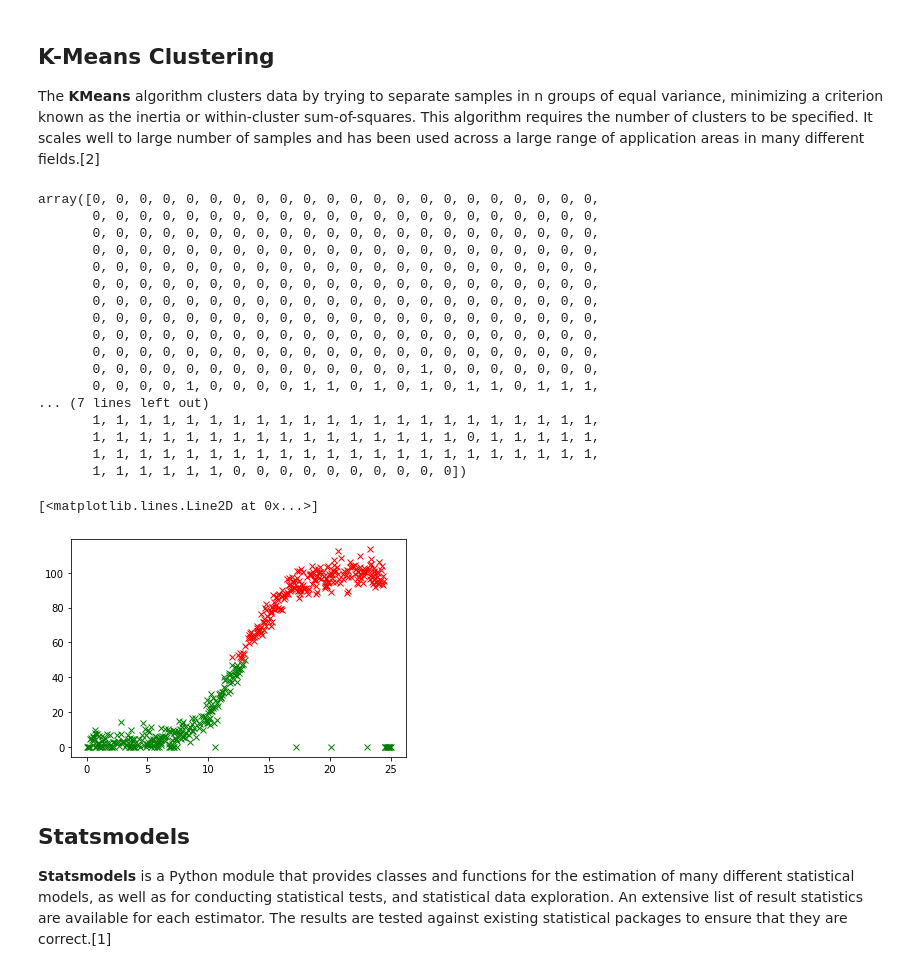
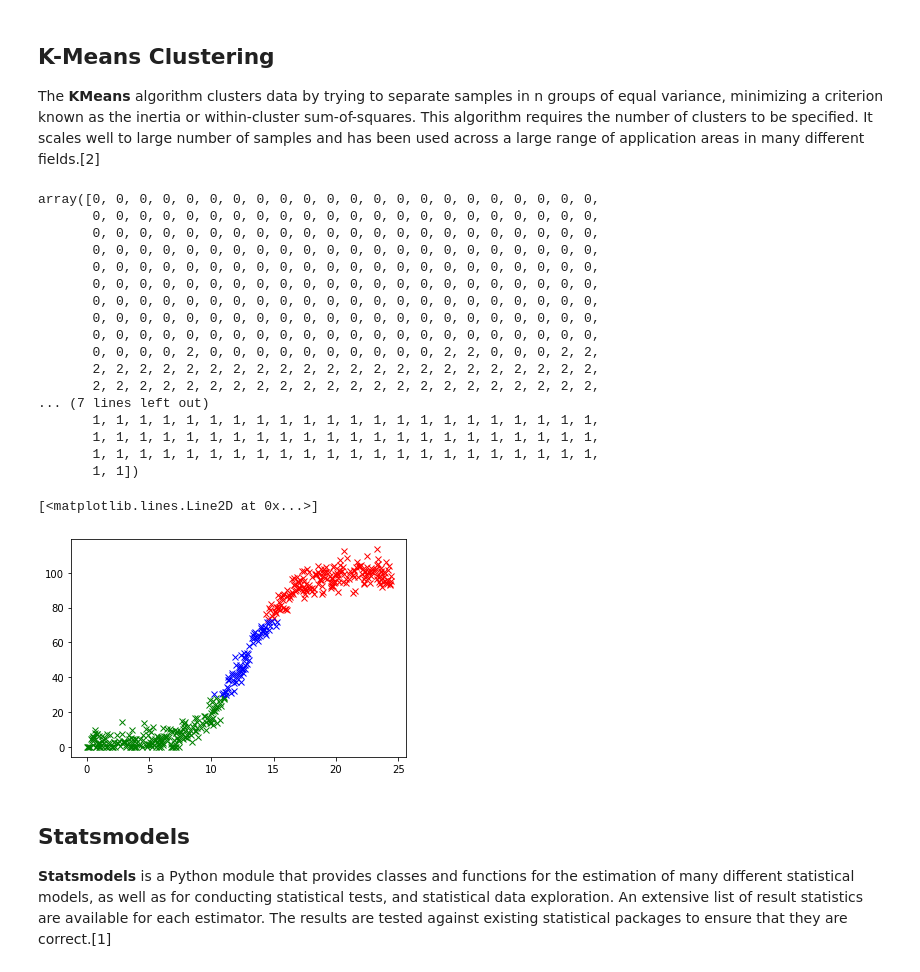
Before and after one commit to amacuga/mls-project-2020, a Jupyter notebook: Project.ipynb, the cells around one changed output. Saved outputs shown, nothing was run; the diff lists cells and outputs as text; code cells hidden in the pictures.

Commit message:
Removed outliers and split dataset

```diff
--- a/Project.ipynb
+++ b/Project.ipynb
@@ -26,7 +31,7 @@ import seaborn as sns
 import tensorflow.keras as kr
 # %%
 # Data set.
-data = pd.read_csv("powerproduction.csv")
-x = data.iloc[:,:-1].values
-y = data.iloc[:,-1].values
+df = pd.read_csv("powerproduction.csv")
+# Numpy array
+data = df.values
 # %%
@@ -41,0 +84,4 @@ data.head()
+# %%
+# Remove outliers from dataset
+df = df.drop(df.loc[(df.power == 0) & (df.speed >= 10)].index)
+df.count()
@@ -64,0 +106,10 @@ plt.plot(data)
+# %%
+data = df.values
+# split into input and output elements
+X, y = data[:, :-1], data[:, -1]
+# summarize the shape of the dataset
+print(X.shape, y.shape)
+# split into train and test sets
+X_train, X_test, y_train, y_test = train_test_split(X, y, test_size=0.2, random_state=1)
+# summarize the shape of the train and test sets
+print(X_train.shape, X_test.shape, y_train.shape, y_test.shape)
@@ -68,7 +124,7 @@ plt.plot(data)
 The **KMeans** algorithm clusters data by trying to separate samples in n groups of equal variance, minimizing a criterion known as the inertia or within-cluster sum-of-squares. This algorithm requires the number of clusters to be specified. It scales well to large number of samples and has been used across a large range of application areas in many different fields.[2]
 # %%
 # Perform kmeans fitting.
-kmeans = skcl.KMeans(n_clusters=2, random_state=0).fit(data)
+kmeans = skcl.KMeans(n_clusters=3, random_state=1).fit(data)
 # %%
 # See the labels of the points.
 kmeans.labels_
@@ -82,23 +138,24 @@ array([0, 0, 0, 0, 0, 0, 0, 0, 0, 0, 0, 0, 0, 0, 0, 0, 0, 0, 0, 0, 0, 0,
        0, 0, 0, 0, 0, 0, 0, 0, 0, 0, 0, 0, 0, 0, 0, 0, 0, 0, 0, 0, 0, 0,
        0, 0, 0, 0, 0, 0, 0, 0, 0, 0, 0, 0, 0, 0, 0, 0, 0, 0, 0, 0, 0, 0,
        0, 0, 0, 0, 0, 0, 0, 0, 0, 0, 0, 0, 0, 0, 0, 0, 0, 0, 0, 0, 0, 0,
-       0, 0, 0, 0, 0, 0, 0, 0, 0, 0, 0, 0, 0, 0, 0, 0, 0, 0, 0, 0, 0, 0,
-       0, 0, 0, 0, 0, 0, 0, 0, 0, 0, 0, 0, 0, 0, 1, 0, 0, 0, 0, 0, 0, 0,
-       0, 0, 0, 0, 1, 0, 0, 0, 0, 1, 1, 0, 1, 0, 1, 0, 1, 1, 0, 1, 1, 1,
+       0, 0, 0, 0, 2, 0, 0, 0, 0, 0, 0, 0, 0, 0, 0, 2, 2, 0, 0, 0, 2, 2,
+       2, 2, 2, 2, 2, 2, 2, 2, 2, 2, 2, 2, 2, 2, 2, 2, 2, 2, 2, 2, 2, 2,
+       2, 2, 2, 2, 2, 2, 2, 2, 2, 2, 2, 2, 2, 2, 2, 2, 2, 2, 2, 2, 2, 2,
 ... (7 lines left out)
        1, 1, 1, 1, 1, 1, 1, 1, 1, 1, 1, 1, 1, 1, 1, 1, 1, 1, 1, 1, 1, 1,
-       1, 1, 1, 1, 1, 1, 1, 1, 1, 1, 1, 1, 1, 1, 1, 1, 0, 1, 1, 1, 1, 1,
        1, 1, 1, 1, 1, 1, 1, 1, 1, 1, 1, 1, 1, 1, 1, 1, 1, 1, 1, 1, 1, 1,
-       1, 1, 1, 1, 1, 1, 0, 0, 0, 0, 0, 0, 0, 0, 0, 0])
+       1, 1, 1, 1, 1, 1, 1, 1, 1, 1, 1, 1, 1, 1, 1, 1, 1, 1, 1, 1, 1, 1,
+       1, 1])
 # %%
 # Plot the data set.
 # Issue fixed from: https://stackoverflow.com/a/57317580
 
-plt.plot(data.values[kmeans.labels_ == 0][:,0], data.values[kmeans.labels_ == 0][:,1], 'gx')
-plt.plot(data.values[kmeans.labels_ == 1][:,0], data.values[kmeans.labels_ == 1][:,1], 'rx')
+plt.plot(data[kmeans.labels_ == 0][:,0], data[kmeans.labels_ == 0][:,1], 'gx')
+plt.plot(data[kmeans.labels_ == 1][:,0], data[kmeans.labels_ == 1][:,1], 'rx')
+plt.plot(data[kmeans.labels_ == 2][:,0], data[kmeans.labels_ == 2][:,1], 'bx')
 # %% [output]
 [<matplotlib.lines.Line2D at 0x...>]
-[figure, old version]
+[figure, new version]
 # %% [markdown]
 ## Statsmodels
 
```
Also changed, not shown: parts of 18 cells of this notebook.
